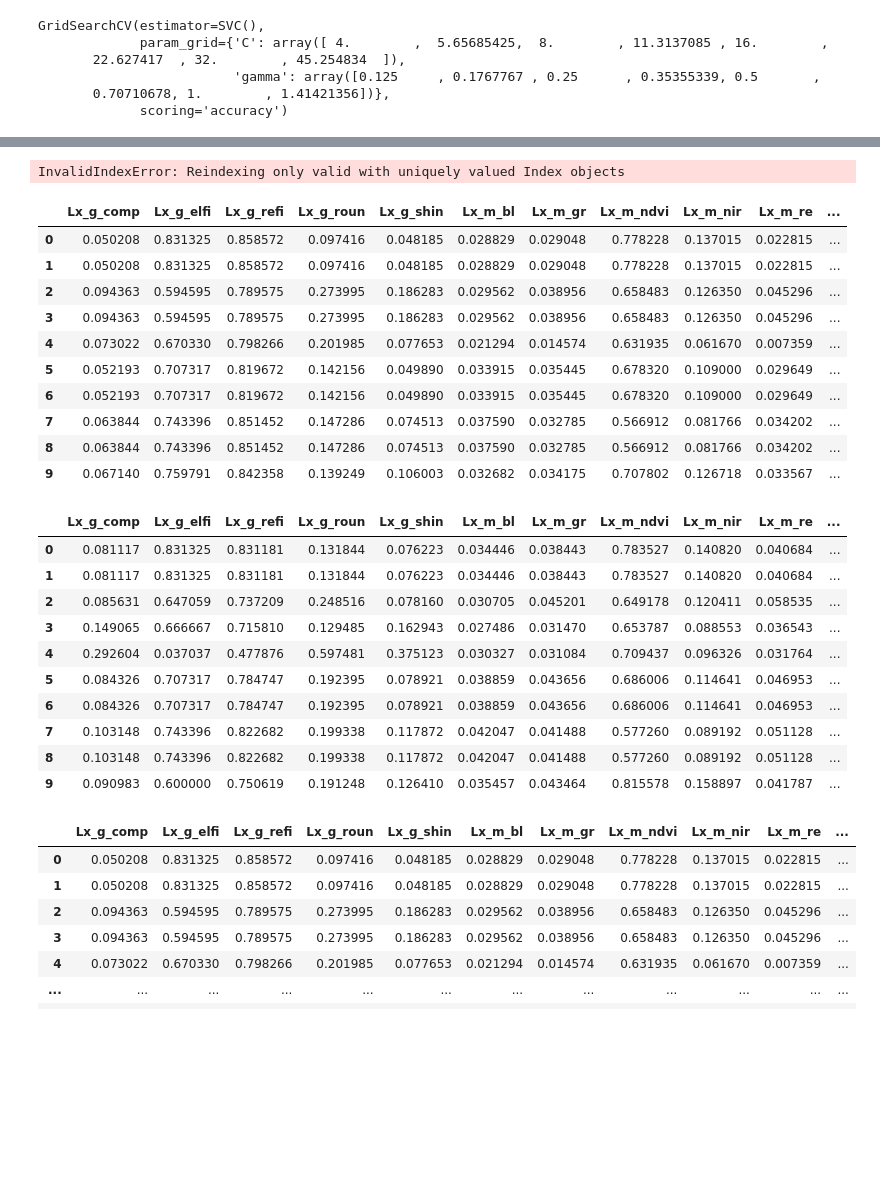
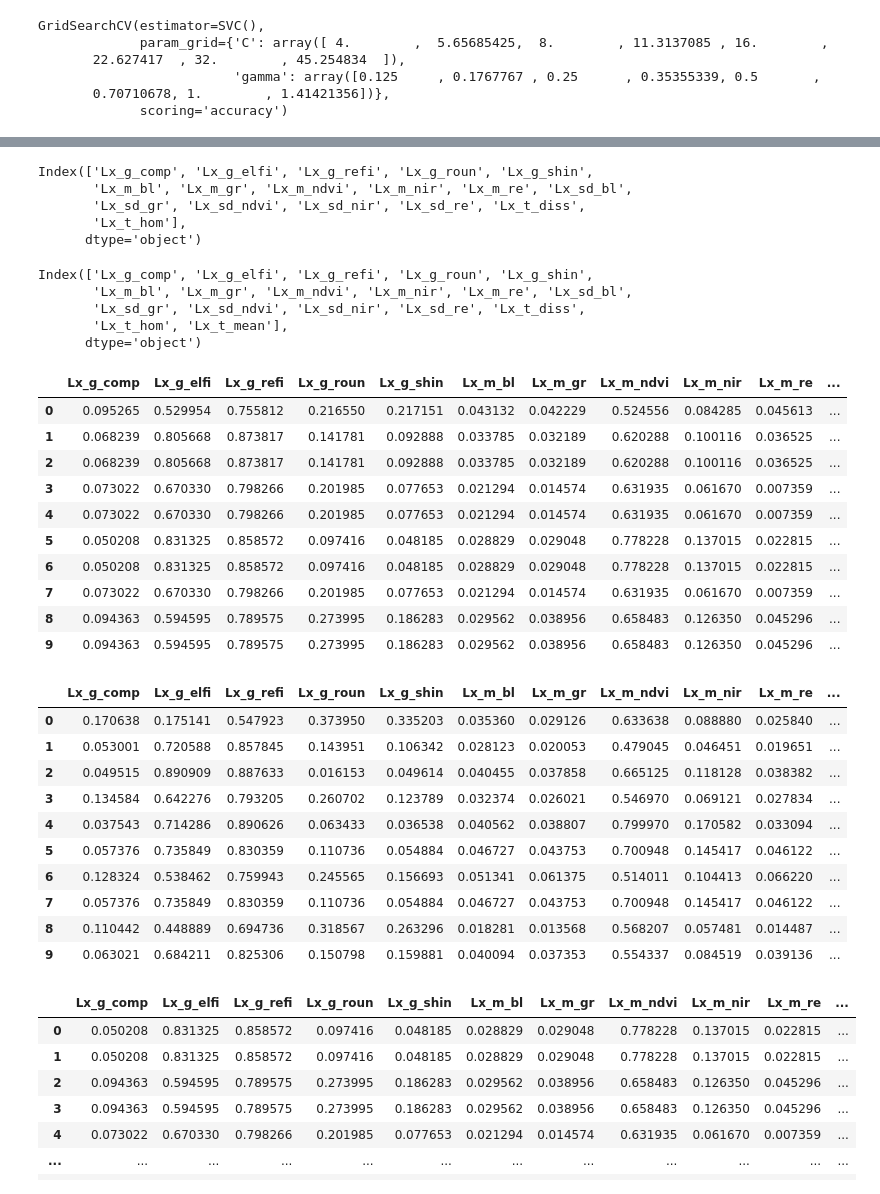
Before and after one commit to carls31/active-learning-virtual-SVM, a Jupyter notebook: AL_VSVM.ipynb, the cells around one changed output, grey strips where cells are left out. Cells and saved outputs as stored; diff of their text form; code cells hidden in the pictures; blank space fills up the shorter version.

```diff
--- a/AL_VSVM.ipynb
+++ b/AL_VSVM.ipynb
@@ -615,23 +532,9 @@ SVL11 = trainDataCur.iloc[SVindex, sindexSVMDATA + 7 * numFeat:sindexSVMDATA + 8
 SVinvar = pd.concat([SVtotal, SVL2, SVL3, SVL5, SVL6, SVL7, SVL8, SVL9, SVL10, SVL11],ignore_index=True)
 
 # Split for training to feature and label
-trainFeatVSVM = SVinvar.iloc[:, :-1]
+trainFeatVSVM = SVinvar.iloc[:, :-1].reset_index(drop=True)
 trainLabelsVSVM = SVinvar.iloc[:, -1]
 
 # Get list with index of train data to split between train and test in svmFit
 countTrainData = SVinvar.shape[0]
 indexTrainData = [list(range(1, countTrainData + 1))]
-
-# Join of train and test test data (through indexTrainData in svmFit separable)
-tuneFeatVSVM = pd.concat([trainFeatVSVM, testFeatsub], axis=0)
-tuneLabelsVSVM = np.concatenate((trainLabelsVSVM.values, testLabels.values))
-
-# VSVM parameter tuning
-tunedVSVM = svm_fit(tuneFeatVSVM, tuneLabelsVSVM)
-
-# Run classification and accuracy assessment for modified SV
-predLabelsVSVM = tunedVSVM.predict(validateFeatsub)
-accVSVM = accuracy_score(validateLabels, predLabelsVSVM)
-print(accVSVM)
-# %% [output]
-InvalidIndexError: Reindexing only valid with uniquely valued Index objects
@@ -638,31 +555,47 @@ InvalidIndexError: Reindexing only valid with uniquely valued Index objects
+# %%
+trainFeatVSVM.columns
+# %% [output]
+Index(['Lx_g_comp', 'Lx_g_elfi', 'Lx_g_refi', 'Lx_g_roun', 'Lx_g_shin',
+       'Lx_m_bl', 'Lx_m_gr', 'Lx_m_ndvi', 'Lx_m_nir', 'Lx_m_re', 'Lx_sd_bl',
+       'Lx_sd_gr', 'Lx_sd_ndvi', 'Lx_sd_nir', 'Lx_sd_re', 'Lx_t_diss',
+       'Lx_t_hom'],
+      dtype='object')
+# %%
+testFeatsub.columns
+# %% [output]
+Index(['Lx_g_comp', 'Lx_g_elfi', 'Lx_g_refi', 'Lx_g_roun', 'Lx_g_shin',
+       'Lx_m_bl', 'Lx_m_gr', 'Lx_m_ndvi', 'Lx_m_nir', 'Lx_m_re', 'Lx_sd_bl',
+       'Lx_sd_gr', 'Lx_sd_ndvi', 'Lx_sd_nir', 'Lx_sd_re', 'Lx_t_diss',
+       'Lx_t_hom', 'Lx_t_mean'],
+      dtype='object')
 # %%
-SVtotal[0:10].reset_index(drop=True)
+trainFeatVSVM[0:10].reset_index(drop=True)
 # %% [output]
 |  | Lx_g_comp | Lx_g_elfi | Lx_g_refi | Lx_g_roun | Lx_g_shin | Lx_m_bl | Lx_m_gr | Lx_m_ndvi | Lx_m_nir | Lx_m_re | ... |
-| 0 | 0.050208 | 0.831325 | 0.858572 | 0.097416 | 0.048185 | 0.028829 | 0.029048 | 0.778228 | 0.137015 | 0.022815 | ... |
-| 1 | 0.050208 | 0.831325 | 0.858572 | 0.097416 | 0.048185 | 0.028829 | 0.029048 | 0.778228 | 0.137015 | 0.022815 | ... |
-| 2 | 0.094363 | 0.594595 | 0.789575 | 0.273995 | 0.186283 | 0.029562 | 0.038956 | 0.658483 | 0.126350 | 0.045296 | ... |
-| 3 | 0.094363 | 0.594595 | 0.789575 | 0.273995 | 0.186283 | 0.029562 | 0.038956 | 0.658483 | 0.126350 | 0.045296 | ... |
+| 0 | 0.095265 | 0.529954 | 0.755812 | 0.216550 | 0.217151 | 0.043132 | 0.042229 | 0.524556 | 0.084285 | 0.045613 | ... |
+| 1 | 0.068239 | 0.805668 | 0.873817 | 0.141781 | 0.092888 | 0.033785 | 0.032189 | 0.620288 | 0.100116 | 0.036525 | ... |
+| 2 | 0.068239 | 0.805668 | 0.873817 | 0.141781 | 0.092888 | 0.033785 | 0.032189 | 0.620288 | 0.100116 | 0.036525 | ... |
+| 3 | 0.073022 | 0.670330 | 0.798266 | 0.201985 | 0.077653 | 0.021294 | 0.014574 | 0.631935 | 0.061670 | 0.007359 | ... |
 | 4 | 0.073022 | 0.670330 | 0.798266 | 0.201985 | 0.077653 | 0.021294 | 0.014574 | 0.631935 | 0.061670 | 0.007359 | ... |
-| 5 | 0.052193 | 0.707317 | 0.819672 | 0.142156 | 0.049890 | 0.033915 | 0.035445 | 0.678320 | 0.109000 | 0.029649 | ... |
-| 6 | 0.052193 | 0.707317 | 0.819672 | 0.142156 | 0.049890 | 0.033915 | 0.035445 | 0.678320 | 0.109000 | 0.029649 | ... |
-| 7 | 0.063844 | 0.743396 | 0.851452 | 0.147286 | 0.074513 | 0.037590 | 0.032785 | 0.566912 | 0.081766 | 0.034202 | ... |
-| 8 | 0.063844 | 0.743396 | 0.851452 | 0.147286 | 0.074513 | 0.037590 | 0.032785 | 0.566912 | 0.081766 | 0.034202 | ... |
-| 9 | 0.067140 | 0.759791 | 0.842358 | 0.139249 | 0.106003 | 0.032682 | 0.034175 | 0.707802 | 0.126718 | 0.033567 | ... |
+| 5 | 0.050208 | 0.831325 | 0.858572 | 0.097416 | 0.048185 | 0.028829 | 0.029048 | 0.778228 | 0.137015 | 0.022815 | ... |
+| 6 | 0.050208 | 0.831325 | 0.858572 | 0.097416 | 0.048185 | 0.028829 | 0.029048 | 0.778228 | 0.137015 | 0.022815 | ... |
+| 7 | 0.073022 | 0.670330 | 0.798266 | 0.201985 | 0.077653 | 0.021294 | 0.014574 | 0.631935 | 0.061670 | 0.007359 | ... |
+| 8 | 0.094363 | 0.594595 | 0.789575 | 0.273995 | 0.186283 | 0.029562 | 0.038956 | 0.658483 | 0.126350 | 0.045296 | ... |
+| 9 | 0.094363 | 0.594595 | 0.789575 | 0.273995 | 0.186283 | 0.029562 | 0.038956 | 0.658483 | 0.126350 | 0.045296 | ... |
 # %%
-SVL2[0:10].reset_index(drop=True)
+testFeatsub[0:10].reset_index(drop=True)
 # %% [output]
 |  | Lx_g_comp | Lx_g_elfi | Lx_g_refi | Lx_g_roun | Lx_g_shin | Lx_m_bl | Lx_m_gr | Lx_m_ndvi | Lx_m_nir | Lx_m_re | ... |
-| 0 | 0.081117 | 0.831325 | 0.831181 | 0.131844 | 0.076223 | 0.034446 | 0.038443 | 0.783527 | 0.140820 | 0.040684 | ... |
-| 1 | 0.081117 | 0.831325 | 0.831181 | 0.131844 | 0.076223 | 0.034446 | 0.038443 | 0.783527 | 0.140820 | 0.040684 | ... |
-| 2 | 0.085631 | 0.647059 | 0.737209 | 0.248516 | 0.078160 | 0.030705 | 0.045201 | 0.649178 | 0.120411 | 0.058535 | ... |
-| 3 | 0.149065 | 0.666667 | 0.715810 | 0.129485 | 0.162943 | 0.027486 | 0.031470 | 0.653787 | 0.088553 | 0.036543 | ... |
-| 4 | 0.292604 | 0.037037 | 0.477876 | 0.597481 | 0.375123 | 0.030327 | 0.031084 | 0.709437 | 0.096326 | 0.031764 | ... |
-| 5 | 0.084326 | 0.707317 | 0.784747 | 0.192395 | 0.078921 | 0.038859 | 0.043656 | 0.686006 | 0.114641 | 0.046953 | ... |
-| 6 | 0.084326 | 0.707317 | 0.784747 | 0.192395 | 0.078921 | 0.038859 | 0.043656 | 0.686006 | 0.114641 | 0.046953 | ... |
-| 7 | 0.103148 | 0.743396 | 0.822682 | 0.199338 | 0.117872 | 0.042047 | 0.041488 | 0.577260 | 0.089192 | 0.051128 | ... |
-| 8 | 0.103148 | 0.743396 | 0.822682 | 0.199338 | 0.117872 | 0.042047 | 0.041488 | 0.577260 | 0.089192 | 0.051128 | ... |
-| 9 | 0.090983 | 0.600000 | 0.750619 | 0.191248 | 0.126410 | 0.035457 | 0.043464 | 0.815578 | 0.158897 | 0.041787 | ... |
+| 0 | 0.170638 | 0.175141 | 0.547923 | 0.373950 | 0.335203 | 0.035360 | 0.029126 | 0.633638 | 0.088880 | 0.025840 | ... |
+| 1 | 0.053001 | 0.720588 | 0.857845 | 0.143951 | 0.106342 | 0.028123 | 0.020053 | 0.479045 | 0.046451 | 0.019651 | ... |
+| 2 | 0.049515 | 0.890909 | 0.887633 | 0.016153 | 0.049614 | 0.040455 | 0.037858 | 0.665125 | 0.118128 | 0.038382 | ... |
+| 3 | 0.134584 | 0.642276 | 0.793205 | 0.260702 | 0.123789 | 0.032374 | 0.026021 | 0.546970 | 0.069121 | 0.027834 | ... |
+| 4 | 0.037543 | 0.714286 | 0.890626 | 0.063433 | 0.036538 | 0.040562 | 0.038807 | 0.799970 | 0.170582 | 0.033094 | ... |
+| 5 | 0.057376 | 0.735849 | 0.830359 | 0.110736 | 0.054884 | 0.046727 | 0.043753 | 0.700948 | 0.145417 | 0.046122 | ... |
+| 6 | 0.128324 | 0.538462 | 0.759943 | 0.245565 | 0.156693 | 0.051341 | 0.061375 | 0.514011 | 0.104413 | 0.066220 | ... |
+| 7 | 0.057376 | 0.735849 | 0.830359 | 0.110736 | 0.054884 | 0.046727 | 0.043753 | 0.700948 | 0.145417 | 0.046122 | ... |
+| 8 | 0.110442 | 0.448889 | 0.694736 | 0.318567 | 0.263296 | 0.018281 | 0.013568 | 0.568207 | 0.057481 | 0.014487 | ... |
+| 9 | 0.063021 | 0.684211 | 0.825306 | 0.150798 | 0.159881 | 0.040094 | 0.037353 | 0.554337 | 0.084519 | 0.039136 | ... |
 # %%
 pd.concat([SVtotal,SVL2,SVL5])
 # %% [output]
```
Also changed, not shown: parts of 10 cells of this notebook.
